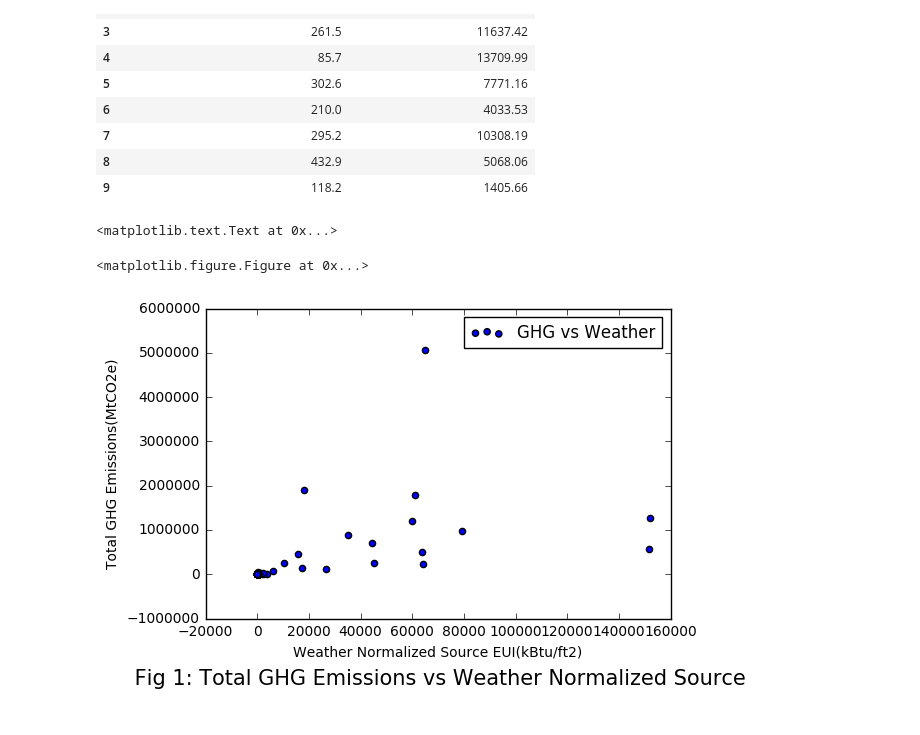
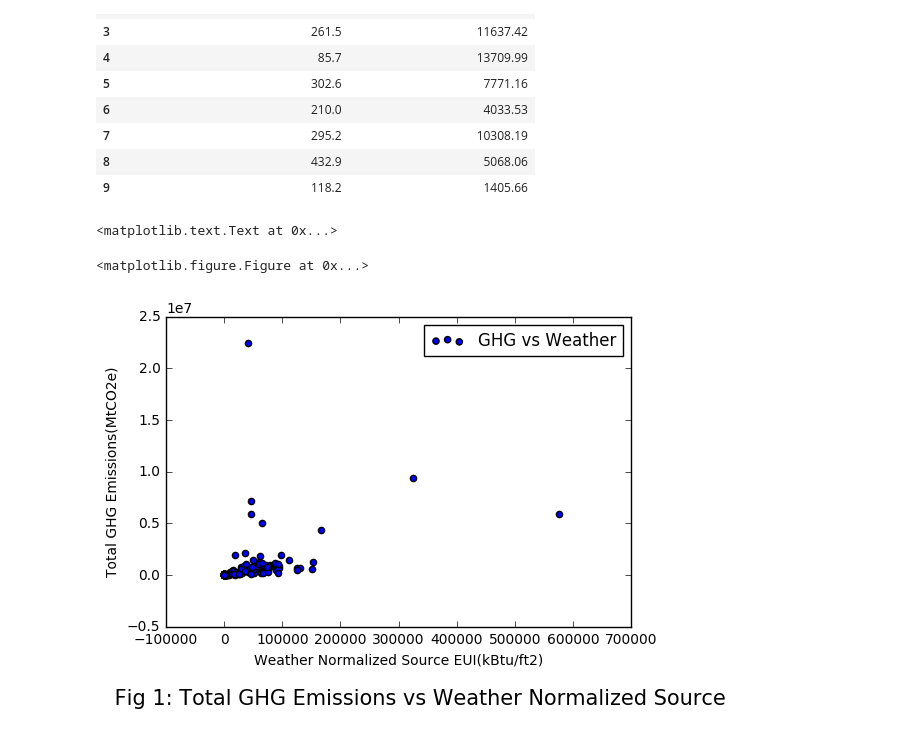
Before and after one commit to aaron-15/PUI2016_ajd629, a Jupyter notebook: HW2_ajd629/HW_2_3_ajd629.ipynb, the cells around one changed output. Drawn from its saved outputs; the diff is of its cells as text; code cells hidden in the pictures.

Commit message:
Changes in read.csv

```diff
--- a/HW2_ajd629/HW_2_3_ajd629.ipynb
+++ b/HW2_ajd629/HW_2_3_ajd629.ipynb
@@ -6,11 +6,12 @@ import matplotlib.pyplot as pl
 # %% [output]
 Populating the interactive namespace from numpy and matplotlib
 # %%
-os.getenv('DFDATA')
+dfdata = os.getenv('DFDATA')
+dfdata
 # %% [output]
 '/gws/open/NYCOpenData/nycopendata/data'
 # %%
-data = pd.read_csv('https://data.cityofnewyork.us/resource/5gde-fmj3.csv')
+data = pd.read_csv(dfdata+'/5gde-fmj3/1435353010/5gde-fmj3')
 # %%
 data.head(10)
 # %% [output]
@@ -55,12 +56,12 @@ col_2.head(10)
 | 8 | 432.9 | 5068.06 |
 | 9 | 118.2 | 1405.66 |
 # %%
-pl.figure()
+pl.figure(figsize=(5,5))
 pl.suptitle('Scatter Plot', fontsize=22)
 data.plot.scatter(x = 'Weather Normalized Source EUI(kBtu/ft2)', y = 'Total GHG Emissions(MtCO2e)', label = "GHG \
 vs Weather")
-pl.text(-50000, -2500000, ' Fig 1: Total GHG Emissions vs Weather Normalized Source', fontsize = 15)
+pl.text(-200000, -12500000, ' Fig 1: Total GHG Emissions vs Weather Normalized Source', fontsize = 15)
 # %% [output]
 <matplotlib.text.Text at 0x...>
 <matplotlib.figure.Figure at 0x...>
-[figure, old version]
+[figure, new version]
```
